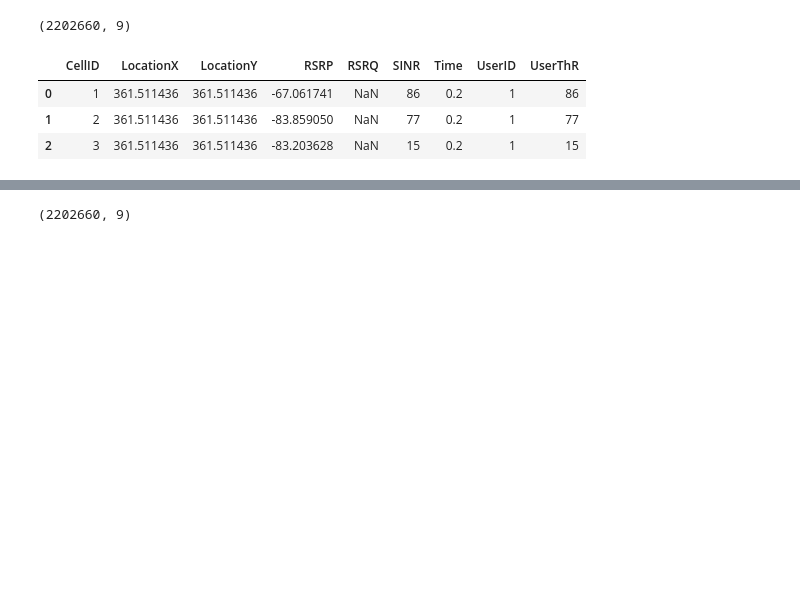
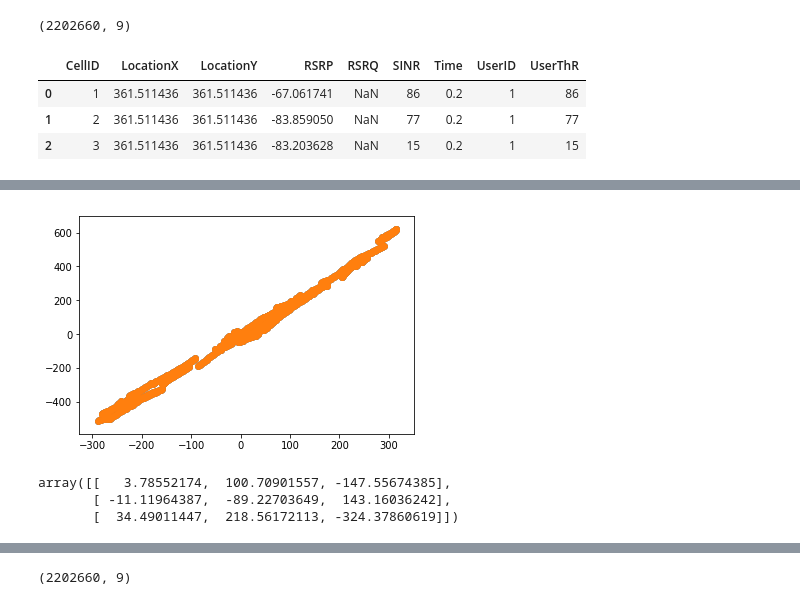
Before and after one commit to Tupevarj/telecommunication, a Jupyter notebook: scriptTest.ipynb, the cells around one changed output, grey strips where cells are left out. Cells and saved outputs as stored; diff of their text form; code cells hidden in the pictures; blank space fills up the shorter version.

```diff
--- a/scriptTest.ipynb
+++ b/scriptTest.ipynb
@@ -45,5 +45,5 @@ data[:3]
 | 1 | 2 | 361.511436 | 361.511436 | -83.859050 | NaN | 77 | 0.2 | 1 | 77 |
 | 2 | 3 | 361.511436 | 361.511436 | -83.203628 | NaN | 15 | 0.2 | 1 | 15 |
 # %%
-testData = data[:1000]
+testData = data[:10000]
 # %%
@@ -75,0 +124,3 @@ KeyError: 4
+# %%
+# clearn rows which contains none column value
+cleanedWantedDF = wantedDF.dropna(axis=0, how="any")
@@ -75,0 +136,4 @@ KeyError: 4
+# %%
+mds = MDS(n_components=2, max_iter=1000, eps=1e-9, random_state=seed, dissimilarity="euclidean", n_jobs=2)
+# %%
+pos = mds.fit_transform(cleanedWantedDF)
@@ -75,0 +150,6 @@ KeyError: 4
+# %%
+import matplotlib.pyplot as plt
+plt.scatter(pos[:, 0], pos[:, 1])
+plt.show()
+# %% [output]
+[figure, added]
@@ -75,0 +160,6 @@ KeyError: 4
+# %%
+out[:3]
+# %% [output]
+array([[   3.78552174,  100.70901557, -147.55674385],
+       [ -11.11964387,  -89.22703649,  143.16036242],
+       [  34.49011447,  218.56172113, -324.37860619]])
```
Also changed, not shown: parts of 18 cells of this notebook, 3 other files.
